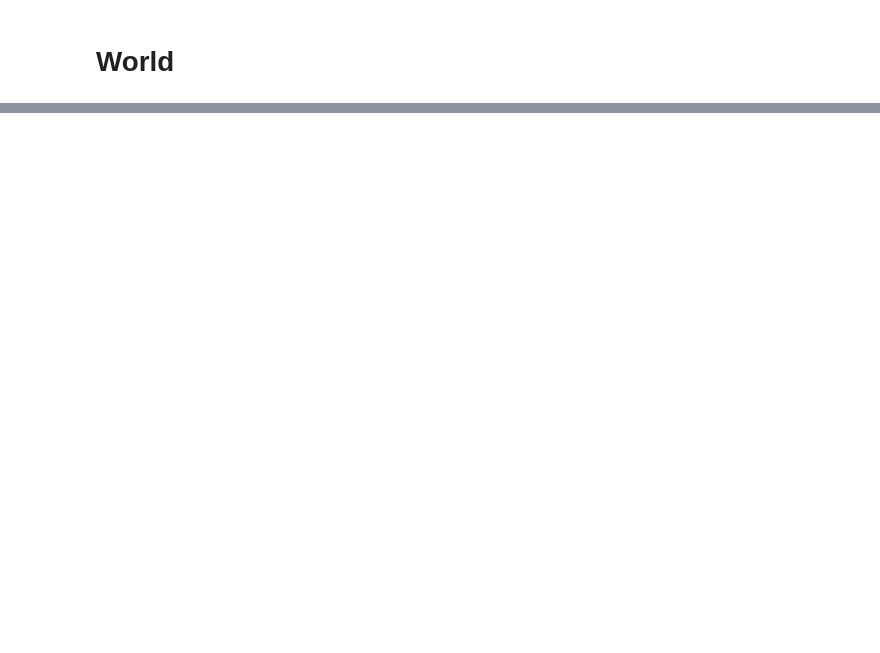
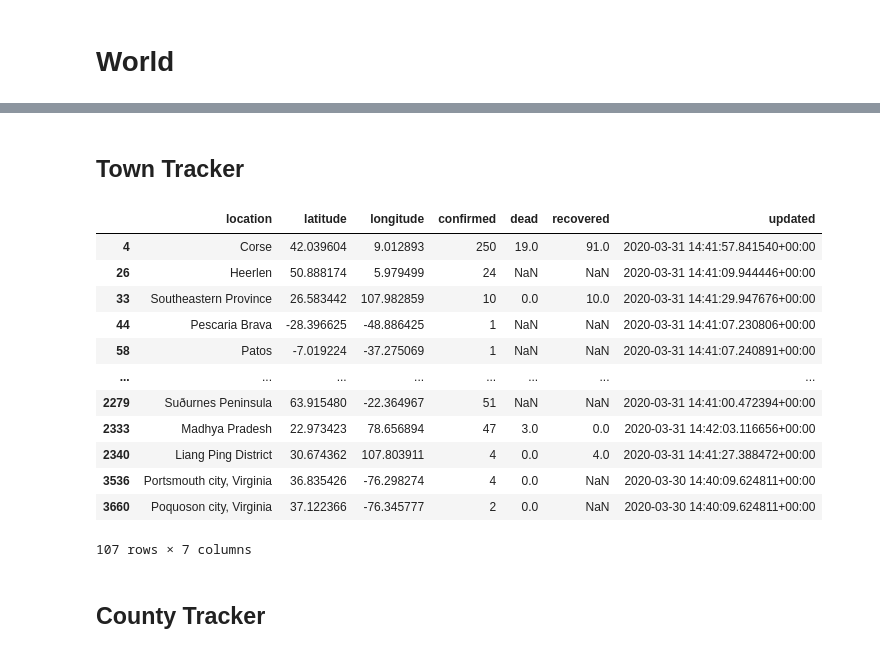
Before and after one commit to pomkos/covid19, a Jupyter notebook: corona_status.ipynb, the cells around one changed output, grey strips where cells are left out. Saved outputs shown, nothing was run; the diff lists cells and outputs as text; code cells hidden in the pictures; blank space fills up the shorter version.

```diff
--- a/corona_status.ipynb
+++ b/corona_status.ipynb
@@ -194,5 +207,31 @@ else:
 # %%
 # Convert json to df
-df_city = pd.json_normalize(city_response.json()['data'])
+df_citycounty = pd.json_normalize(city_response.json()['data'])
-# %%
-df_city.set_index("location")
+# %% [markdown]
+## Town Tracker
+# %%
+town_list = ['Corse','Heerlen', 'P']
+# %%
+def town_tracker (df, town_list=town_list):
+    df_city = df[~df['location'].str.contains(" County")]
+    jnd = '|'.join(town_list)
+    df_find = df_city[df_city['location'].str.contains(jnd)]
+    return df_find
+# %%
+town_tracker(df_citycounty)
+# %% [output]
+|  | location | latitude | longitude | confirmed | dead | recovered | updated |
+| 4 | Corse | 42.039604 | 9.012893 | 250 | 19.0 | 91.0 | 2020-03-31 14:41:57.841540+00:00 |
+| 26 | Heerlen | 50.888174 | 5.979499 | 24 | NaN | NaN | 2020-03-31 14:41:09.944446+00:00 |
+| 33 | Southeastern Province | 26.583442 | 107.982859 | 10 | 0.0 | 10.0 | 2020-03-31 14:41:29.947676+00:00 |
+| 44 | Pescaria Brava | -28.396625 | -48.886425 | 1 | NaN | NaN | 2020-03-31 14:41:07.230806+00:00 |
+| 58 | Patos | -7.019224 | -37.275069 | 1 | NaN | NaN | 2020-03-31 14:41:07.240891+00:00 |
+| ... | ... | ... | ... | ... | ... | ... | ... |
+| 2279 | Suðurnes Peninsula | 63.915480 | -22.364967 | 51 | NaN | NaN | 2020-03-31 14:41:00.472394+00:00 |
+| 2333 | Madhya Pradesh | 22.973423 | 78.656894 | 47 | 3.0 | 0.0 | 2020-03-31 14:42:03.116656+00:00 |
+| 2340 | Liang Ping District | 30.674362 | 107.803911 | 4 | 0.0 | 4.0 | 2020-03-31 14:41:27.388472+00:00 |
+| 3536 | Portsmouth city, Virginia | 36.835426 | -76.298274 | 4 | 0.0 | NaN | 2020-03-30 14:40:09.624811+00:00 |
+| 3660 | Poquoson city, Virginia | 37.122366 | -76.345777 | 2 | 0.0 | NaN | 2020-03-30 14:40:09.624811+00:00 |
+107 rows × 7 columns
+# %% [markdown]
+## County Tracker
```
Also changed, not shown: parts of 20 cells of this notebook.
